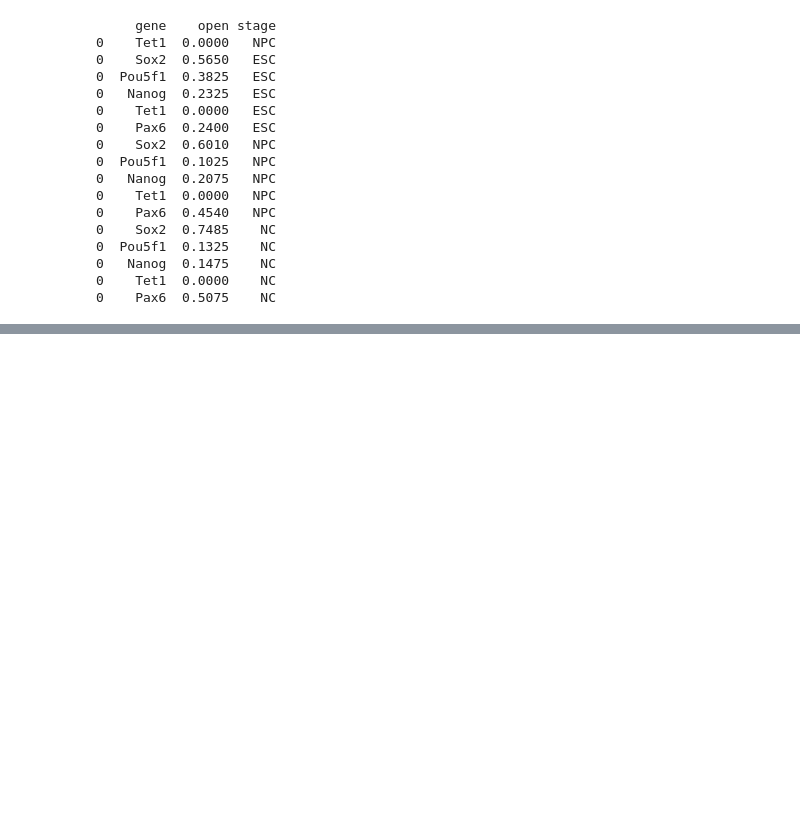
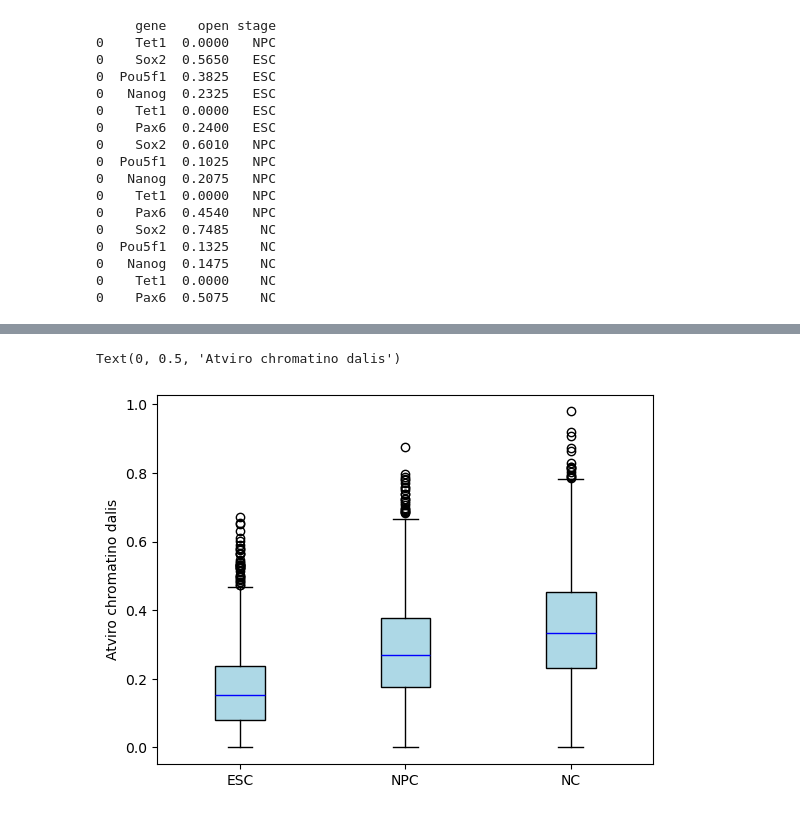
Before and after one commit to lu-kup/bio-baigiamasis, a Jupyter notebook: scripts/gene_analysis.ipynb, the cells around one changed output, grey strips where cells are left out. Cells and saved outputs as stored; diff of their text form; code cells hidden in the pictures; blank space fills up the shorter version.

Commit message:
gene analysis complete

```diff
--- a/scripts/gene_analysis.ipynb
+++ b/scripts/gene_analysis.ipynb
@@ -378,0 +703,8 @@ result.to_csv('../outputs/expression_data.tsv')
+# %%
+lowexp_S0 = pd.read_csv('../outputs/lowexp_S0.tsv', sep='\t')
+lowexp_S1 = pd.read_csv('../outputs/lowexp_S1.tsv', sep='\t')
+lowexp_S2 = pd.read_csv('../outputs/lowexp_S2.tsv', sep='\t')
+
+highexp_S0 = pd.read_csv('../outputs/highexp_S0.tsv', sep='\t')
+highexp_S1 = pd.read_csv('../outputs/highexp_S1.tsv', sep='\t')
+highexp_S2 = pd.read_csv('../outputs/highexp_S2.tsv', sep='\t')
@@ -378,0 +715,4 @@ result.to_csv('../outputs/expression_data.tsv')
+# %%
+highexp = highexp_S0
+highexp = pd.concat([highexp, highexp_S1['open_S1']], axis=1)
+highexp = pd.concat([highexp, highexp_S2['open_S2']], axis=1)
@@ -378,0 +721,2 @@ result.to_csv('../outputs/expression_data.tsv')
+# %%
+highexp = highexp[['gene_id', 'gene_name', 'open_S0', 'open_S1', 'open_S2']]
@@ -378,0 +728,9 @@ result.to_csv('../outputs/expression_data.tsv')
+# %%
+labels = ['ESC', 'NPC', 'NC']
+# %%
+plt.boxplot(highexp[['open_S0', 'open_S1', 'open_S2']],patch_artist=True,
+            boxprops=dict(facecolor="lightblue"), medianprops=dict(color="blue"), labels=labels)
+plt.ylabel('Atviro chromatino dalis')
+# %% [output]
+Text(0, 0.5, 'Atviro chromatino dalis')
+[figure, added]
```
Also changed, not shown: parts of 52 cells of this notebook, 8 other files.
